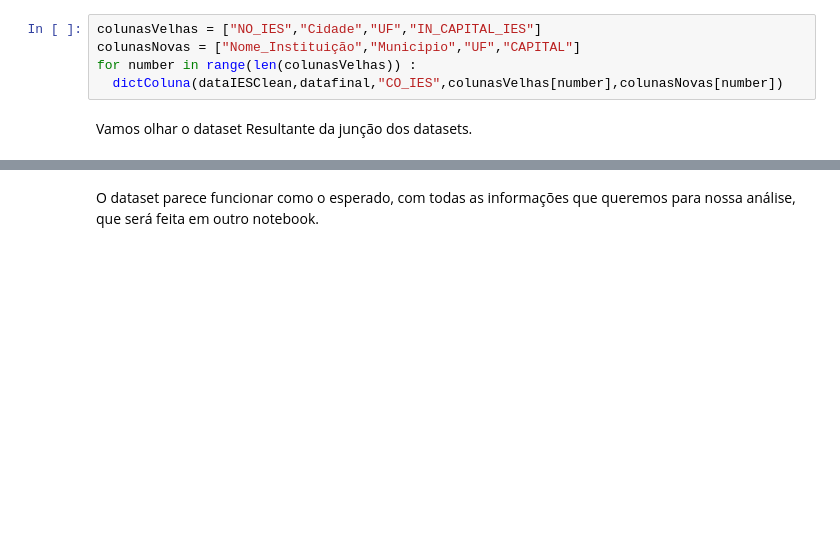
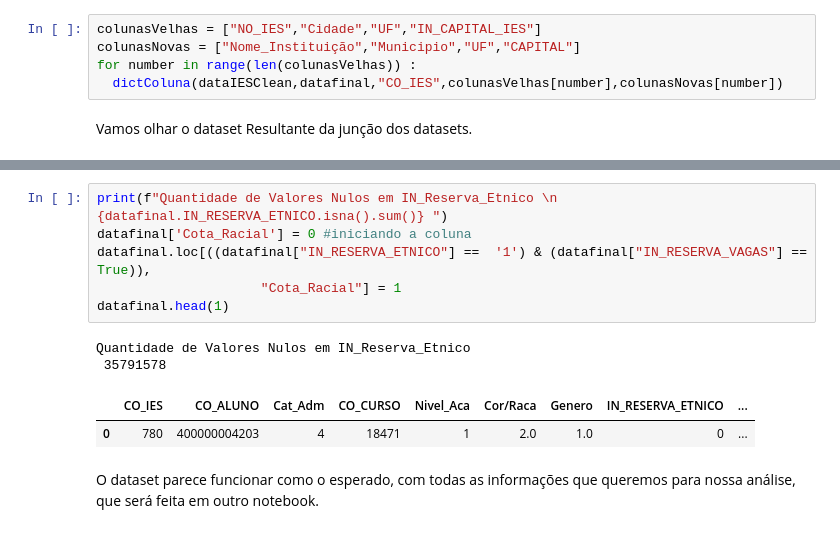
Before and after one commit to arthurtorres/Projetos, a Jupyter notebook: INEP/Criacao_Dados/Dados_Tratamento_INEP.ipynb, the cells around one changed output, grey strips where cells are left out. Saved outputs shown, nothing was run; the diff lists cells and outputs as text; blank space fills up the shorter version.

```diff
--- a/INEP/Criacao_Dados/Dados_Tratamento_INEP.ipynb
+++ b/INEP/Criacao_Dados/Dados_Tratamento_INEP.ipynb
@@ -562,3 +574,14 @@ datafinal.head()
+# %%
+print(f"Quantidade de Valores Nulos em IN_Reserva_Etnico \n {datafinal.IN_RESERVA_ETNICO.isna().sum()} ")
+datafinal['Cota_Racial'] = 0 #iniciando a coluna
+datafinal.loc[((datafinal["IN_RESERVA_ETNICO"] ==  '1') & (datafinal["IN_RESERVA_VAGAS"] == True)),
+                     "Cota_Racial"] = 1
+datafinal.head(1)
+# %% [output]
+Quantidade de Valores Nulos em IN_Reserva_Etnico
+ 35791578
+|  | CO_IES | CO_ALUNO | Cat_Adm | CO_CURSO | Nivel_Aca | Cor/Raca | Genero | IN_RESERVA_ETNICO | ... |
+| 0 | 780 | 400000004203 | 4 | 18471 | 1 | 2.0 | 1.0 | 0 | ... |
 # %% [markdown]
 O dataset parece funcionar como o esperado, com todas as informações que queremos para nossa análise, que será feita em outro notebook.
 # %% [markdown]
```
Also changed, not shown: parts of 20 cells of this notebook.
